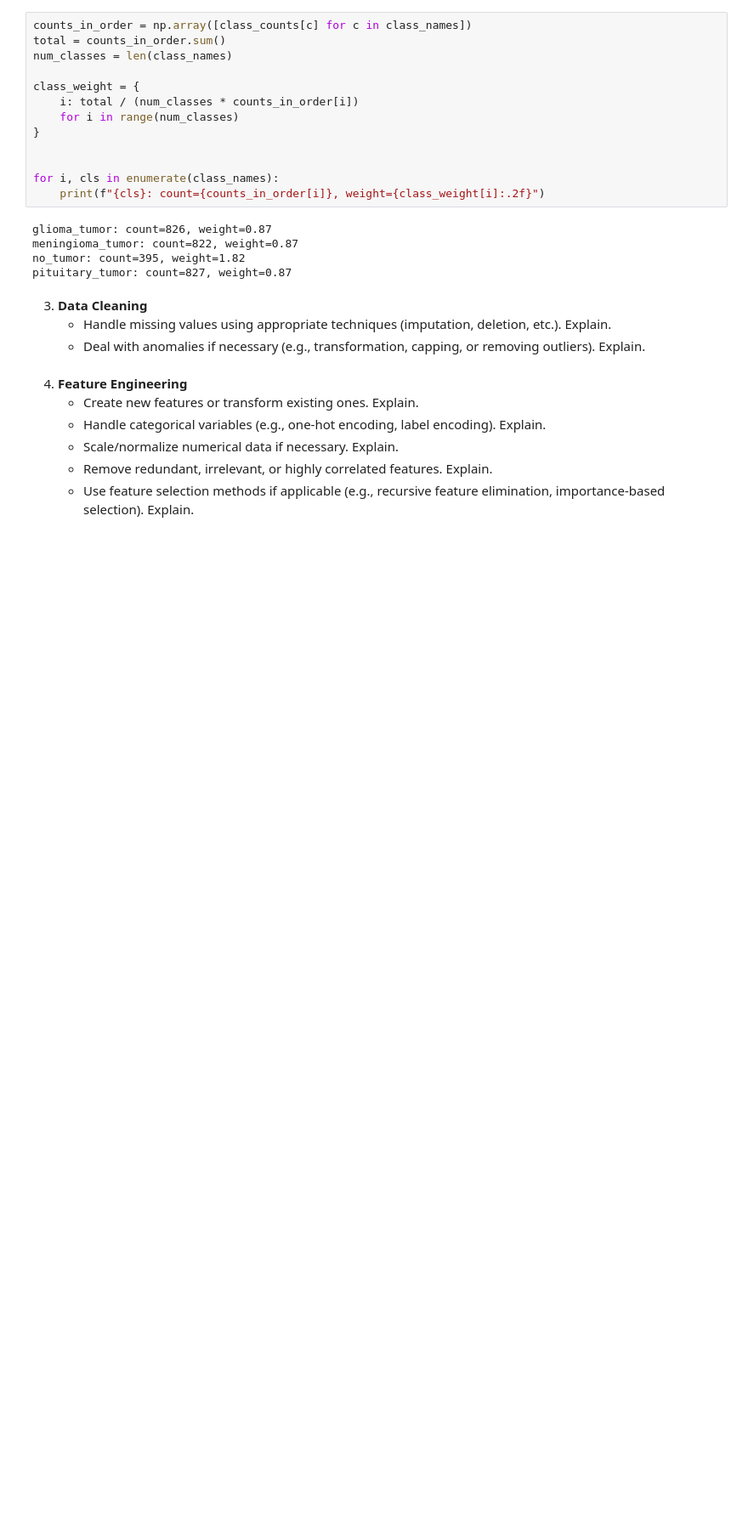
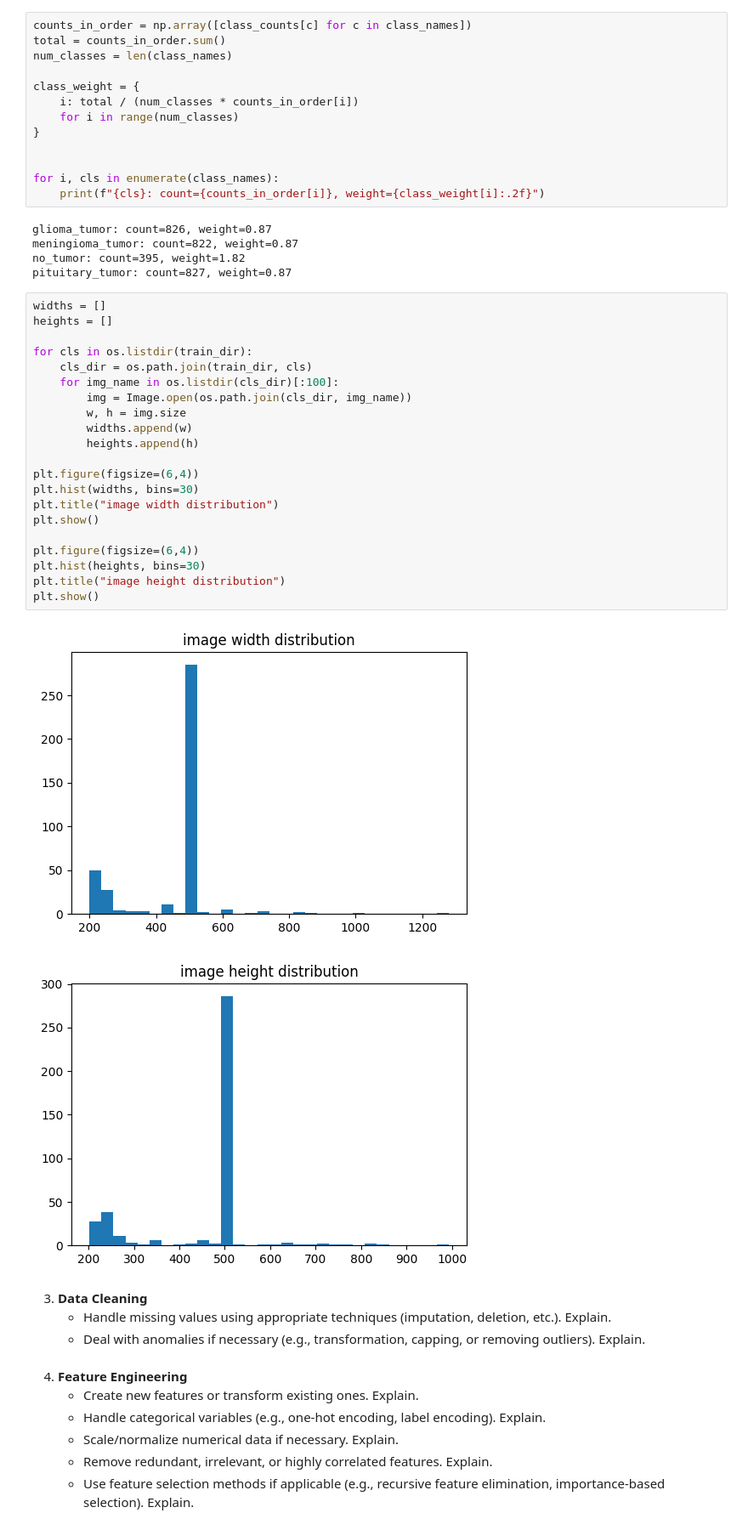
Before and after one commit to Avichay3/Full-training, a Jupyter notebook: Brain_tumor_pipeline.ipynb, the cells around one changed output. Shown at 85% size. Saved outputs shown, nothing was run; the diff lists cells and outputs as text; blank space fills up the shorter version.

```diff
--- a/Brain_tumor_pipeline.ipynb
+++ b/Brain_tumor_pipeline.ipynb
@@ -199,6 +235,30 @@ glioma_tumor: count=826, weight=0.87
 meningioma_tumor: count=822, weight=0.87
 no_tumor: count=395, weight=1.82
 pituitary_tumor: count=827, weight=0.87
+# %%
+widths = []
+heights = []
+
+for cls in os.listdir(train_dir):
+    cls_dir = os.path.join(train_dir, cls)
+    for img_name in os.listdir(cls_dir)[:100]:
+        img = Image.open(os.path.join(cls_dir, img_name))
+        w, h = img.size
+        widths.append(w)
+        heights.append(h)
+
+plt.figure(figsize=(6,4))
+plt.hist(widths, bins=30)
+plt.title("image width distribution")
+plt.show()
+
+plt.figure(figsize=(6,4))
+plt.hist(heights, bins=30)
+plt.title("image height distribution")
+plt.show()
+# %% [output]
+[figure, added]
+[figure, added]
 # %% [markdown]
 
 3. **Data Cleaning**
```
Also changed, not shown: parts of 4 cells of this notebook.
